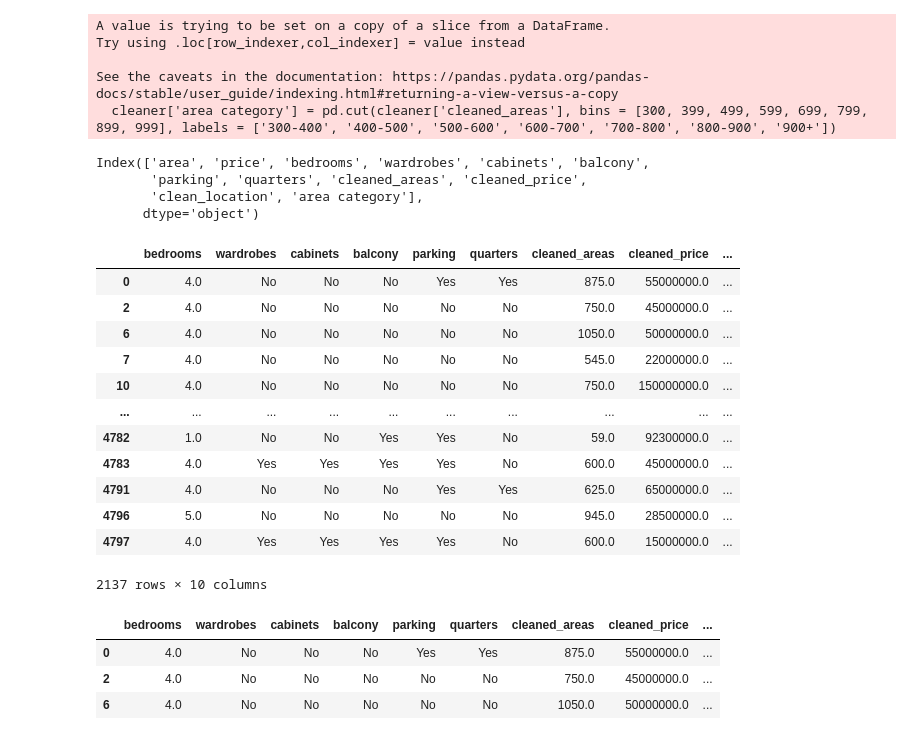
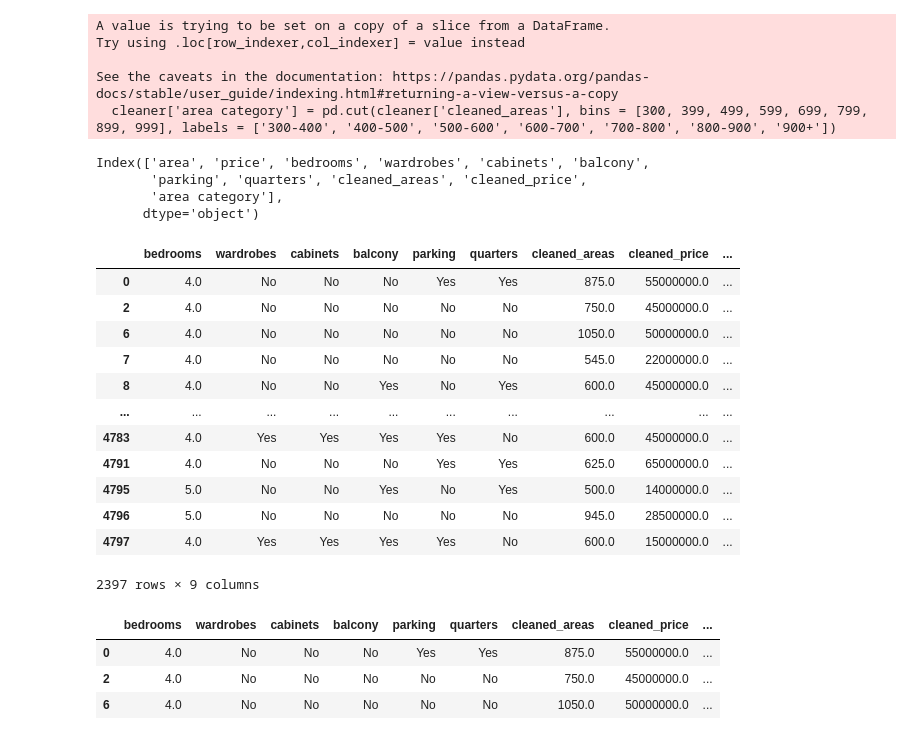
Before and after one commit to MugemaneBertin2001/AIandMLresearch, a Jupyter notebook: Files To Share To Participants/_MLandAI.ipynb, the cells around one changed output. Cells and saved outputs as stored; diff of their text form; code cells hidden in the pictures.

```diff
--- a/Files To Share To Participants/_MLandAI.ipynb
+++ b/Files To Share To Participants/_MLandAI.ipynb
@@ -453,5 +437,5 @@ plot_missing_values(df)
 # %%
-cleaned = df[['area', 'price', 'bedrooms', 'wardrobes', 'cabinets', 'balcony', 'parking', 'quarters', 'cleaned_areas', 'cleaned_price', 'clean_location']]
+cleaned = df[['area', 'price', 'bedrooms', 'wardrobes', 'cabinets', 'balcony', 'parking', 'quarters', 'cleaned_areas', 'cleaned_price']]
 # %%
 cleaned.head(3)
 # %% [output]
@@ -643,26 +634,26 @@ cleaner.columns
 # %% [output]
 Index(['area', 'price', 'bedrooms', 'wardrobes', 'cabinets', 'balcony',
        'parking', 'quarters', 'cleaned_areas', 'cleaned_price',
-       'clean_location', 'area category'],
+       'area category'],
       dtype='object')
 # %%
 cleaner[['bedrooms', 'wardrobes', 'cabinets', 'balcony',
        'parking', 'quarters', 'cleaned_areas', 'cleaned_price',
-       'clean_location', 'area category']]
+        'area category']]
 # %% [output]
 |  | bedrooms | wardrobes | cabinets | balcony | parking | quarters | cleaned_areas | cleaned_price | ... |
 | 0 | 4.0 | No | No | No | Yes | Yes | 875.0 | 55000000.0 | ... |
 | 2 | 4.0 | No | No | No | No | No | 750.0 | 45000000.0 | ... |
 | 6 | 4.0 | No | No | No | No | No | 1050.0 | 50000000.0 | ... |
 | 7 | 4.0 | No | No | No | No | No | 545.0 | 22000000.0 | ... |
-| 10 | 4.0 | No | No | No | No | No | 750.0 | 150000000.0 | ... |
+| 8 | 4.0 | No | No | Yes | No | Yes | 600.0 | 45000000.0 | ... |
 | ... | ... | ... | ... | ... | ... | ... | ... | ... | ... |
-| 4782 | 1.0 | No | No | Yes | Yes | No | 59.0 | 92300000.0 | ... |
 | 4783 | 4.0 | Yes | Yes | Yes | Yes | No | 600.0 | 45000000.0 | ... |
 | 4791 | 4.0 | No | No | No | Yes | Yes | 625.0 | 65000000.0 | ... |
+| 4795 | 5.0 | No | No | Yes | No | Yes | 500.0 | 14000000.0 | ... |
 | 4796 | 5.0 | No | No | No | No | No | 945.0 | 28500000.0 | ... |
 | 4797 | 4.0 | Yes | Yes | Yes | Yes | No | 600.0 | 15000000.0 | ... |
-2137 rows × 10 columns
+2397 rows × 9 columns
 # %%
 cleaned_final = cleaner[['bedrooms', 'wardrobes', 'cabinets', 'balcony',
        'parking', 'quarters', 'cleaned_areas', 'cleaned_price',
```
Also changed, not shown: parts of 38 cells of this notebook.
